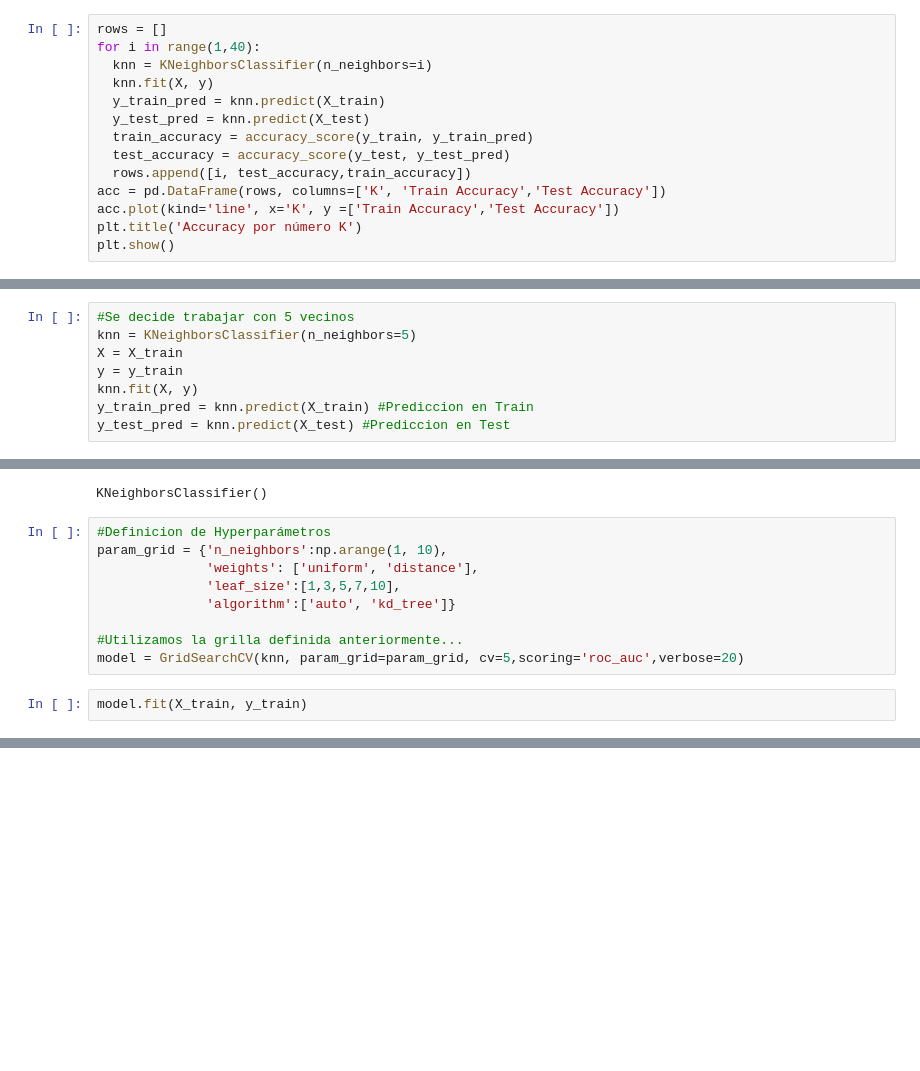
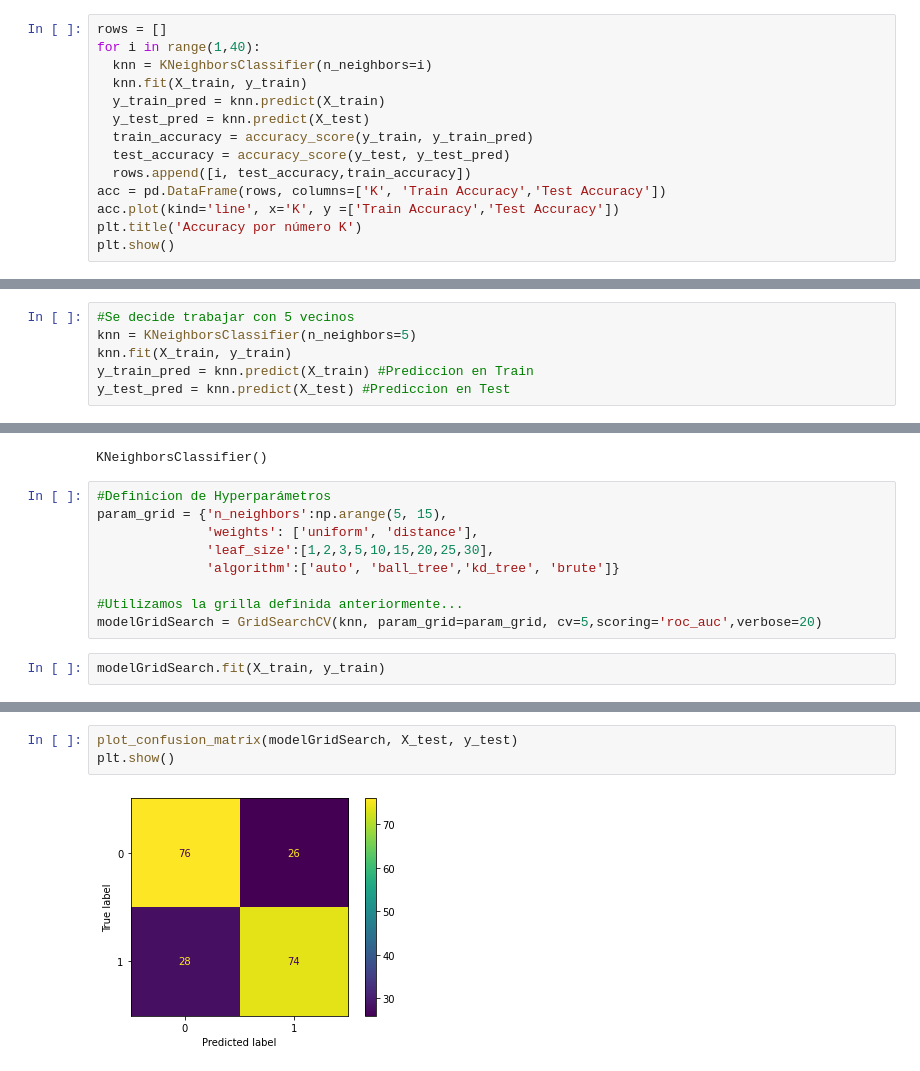
Before and after one commit to cporras/lol-esports, a Jupyter notebook: Notebooks/Algoritmos_clasificacion_5_MejorandoKNN.ipynb, the cells around one changed output, grey strips where cells are left out. Cells and saved outputs as stored; diff of their text form; blank space fills up the shorter version.

```diff
--- a/Notebooks/Algoritmos_clasificacion_5_MejorandoKNN.ipynb
+++ b/Notebooks/Algoritmos_clasificacion_5_MejorandoKNN.ipynb
@@ -91,7 +84,7 @@ print('% de aciertos sobre el set de evaluación:',test_accuracy)
 rows = []
 for i in range(1,40):
   knn = KNeighborsClassifier(n_neighbors=i)
-  knn.fit(X, y)
+  knn.fit(X_train, y_train)
   y_train_pred = knn.predict(X_train)
   y_test_pred = knn.predict(X_test)
   train_accuracy = accuracy_score(y_train, y_train_pred)
@@ -106,9 +99,7 @@ plt.show()
 # %%
 #Se decide trabajar con 5 vecinos
 knn = KNeighborsClassifier(n_neighbors=5)
-X = X_train
-y = y_train
-knn.fit(X, y)
+knn.fit(X_train, y_train)
 y_train_pred = knn.predict(X_train) #Prediccion en Train
 y_test_pred = knn.predict(X_test) #Prediccion en Test
 # %% [markdown]
@@ -296,12 +294,12 @@ knn
 KNeighborsClassifier()
 # %%
 #Definicion de Hyperparámetros
-param_grid = {'n_neighbors':np.arange(1, 10),
+param_grid = {'n_neighbors':np.arange(5, 15),
               'weights': ['uniform', 'distance'],
-              'leaf_size':[1,3,5,7,10],
-              'algorithm':['auto', 'kd_tree']}
+              'leaf_size':[1,2,3,5,10,15,20,25,30],
+              'algorithm':['auto', 'ball_tree','kd_tree', 'brute']}
 
 #Utilizamos la grilla definida anteriormente...
-model = GridSearchCV(knn, param_grid=param_grid, cv=5,scoring='roc_auc',verbose=20)
+modelGridSearch = GridSearchCV(knn, param_grid=param_grid, cv=5,scoring='roc_auc',verbose=20)
 # %%
-model.fit(X_train, y_train)
+modelGridSearch.fit(X_train, y_train)
@@ -337,0 +322,5 @@ Mejor Score: 0.8386656858306927
+# %%
+plot_confusion_matrix(modelGridSearch, X_test, y_test)
+plt.show()
+# %% [output]
+[figure, added]
```
Also changed, not shown: parts of 25 cells of this notebook.
